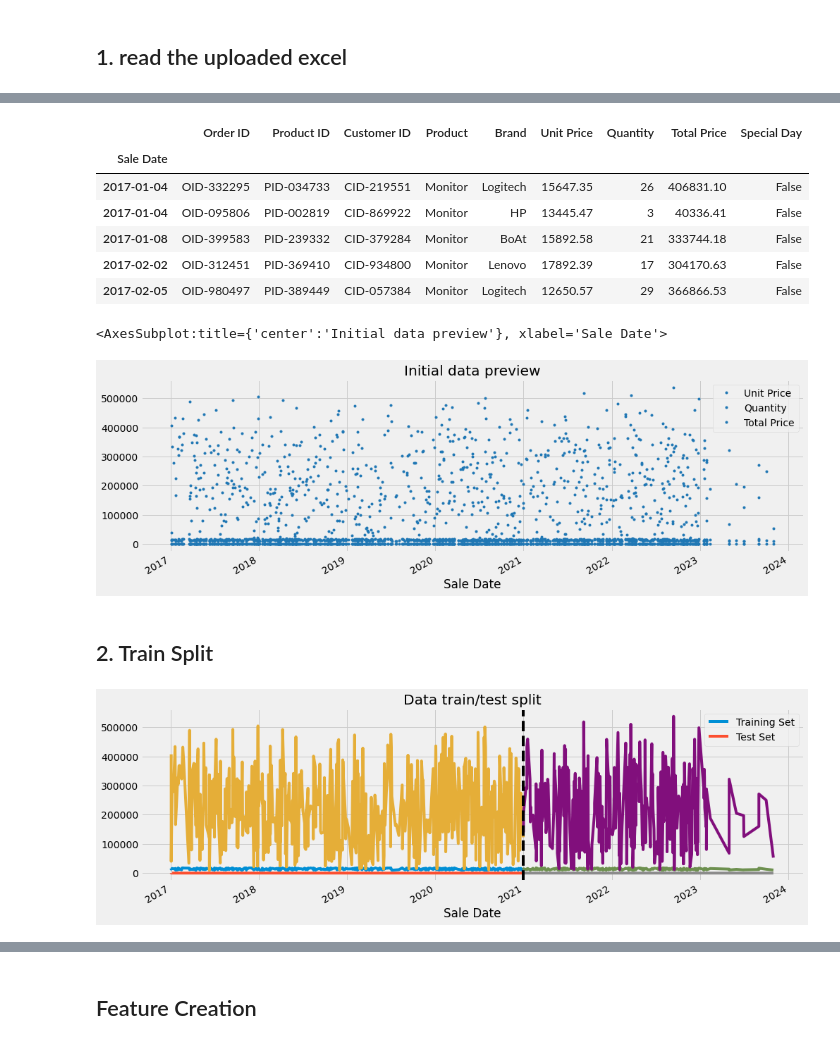
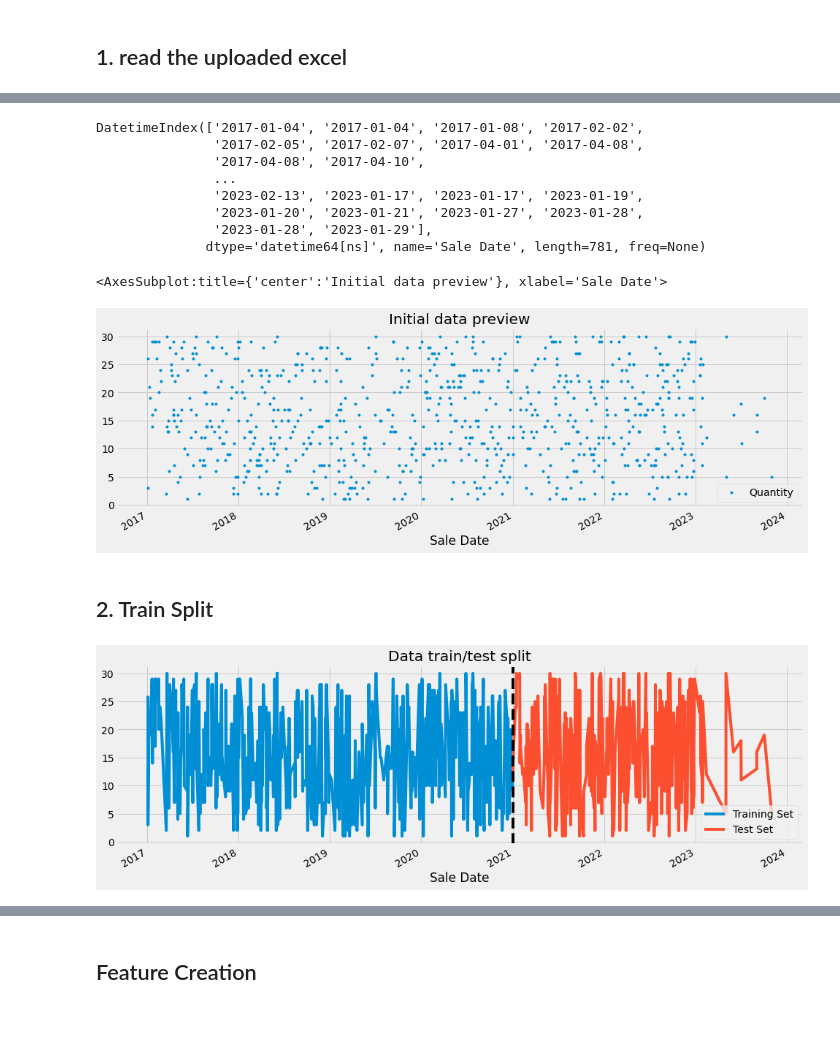
Before and after one commit to devpnryn/sales_dashboard, a Jupyter notebook: models/reatail_forecasting_latest.ipynb, the cells around one changed output, grey strips where cells are left out. Drawn from its saved outputs; the diff is of its cells as text; code cells hidden in the pictures.

Commit message:
updated UI for draft_app and training model

```diff
--- a/models/reatail_forecasting_latest.ipynb
+++ b/models/reatail_forecasting_latest.ipynb
@@ -33,32 +33,34 @@ df.index = pd.to_datetime(df.index)
 ## Just checking for a single product.
 df = df[df.Product == 'Monitor']
 df.head()
+df.index
 # %% [output]
-|  | Order ID | Product ID | Customer ID | Product | Brand | Unit Price | Quantity | Total Price | Special Day |
-| Sale Date |  |  |  |  |  |  |  |  |  |
-| 2017-01-04 | OID-332295 | PID-034733 | CID-219551 | Monitor | Logitech | 15647.35 | 26 | 406831.10 | False |
-| 2017-01-04 | OID-095806 | PID-002819 | CID-869922 | Monitor | HP | 13445.47 | 3 | 40336.41 | False |
-| 2017-01-08 | OID-399583 | PID-239332 | CID-379284 | Monitor | BoAt | 15892.58 | 21 | 333744.18 | False |
-| 2017-02-02 | OID-312451 | PID-369410 | CID-934800 | Monitor | Lenovo | 17892.39 | 17 | 304170.63 | False |
-| 2017-02-05 | OID-980497 | PID-389449 | CID-057384 | Monitor | Logitech | 12650.57 | 29 | 366866.53 | False |
+DatetimeIndex(['2017-01-04', '2017-01-04', '2017-01-08', '2017-02-02',
+               '2017-02-05', '2017-02-07', '2017-04-01', '2017-04-08',
+               '2017-04-08', '2017-04-10',
+               ...
+               '2023-02-13', '2023-01-17', '2023-01-17', '2023-01-19',
+               '2023-01-20', '2023-01-21', '2023-01-27', '2023-01-28',
+               '2023-01-28', '2023-01-29'],
+              dtype='datetime64[ns]', name='Sale Date', length=781, freq=None)
 # %%
-df.plot(style='.', figsize=(15,5), color=col_palette[0], title='Initial data preview')
+df[['Quantity']].plot(style='.', figsize=(15,5), color=col_palette[0], title='Initial data preview')
 # %% [output]
 <AxesSubplot:title={'center':'Initial data preview'}, xlabel='Sale Date'>
-[figure, old version]
+[figure, new version]
 # %% [markdown]
 ## 2. Train Split
 # %%
 
 train = df.loc[df.index < '01-01-2021']
 test = df.loc[df.index >= '01-01-2021']
 
 fig, ax = plt.subplots(figsize=(15,5))
-train.plot(ax =ax, label='Training Set', title='Data train/test split')
-test.plot(ax= ax, label='Test Set')
+train[['Quantity']].plot(ax =ax, label='Training Set', title='Data train/test split')
+test[['Quantity']].plot(ax= ax, label='Test Set')
 ax.axvline('01-01-2021', color='black', ls='--')
 ax.legend(['Training Set', 'Test Set'])
 plt.show()
 # %% [output]
-[figure, old version]
+[figure, new version]
 # %%
```
Also changed, not shown: parts of 3 cells of this notebook, 4 other files.
